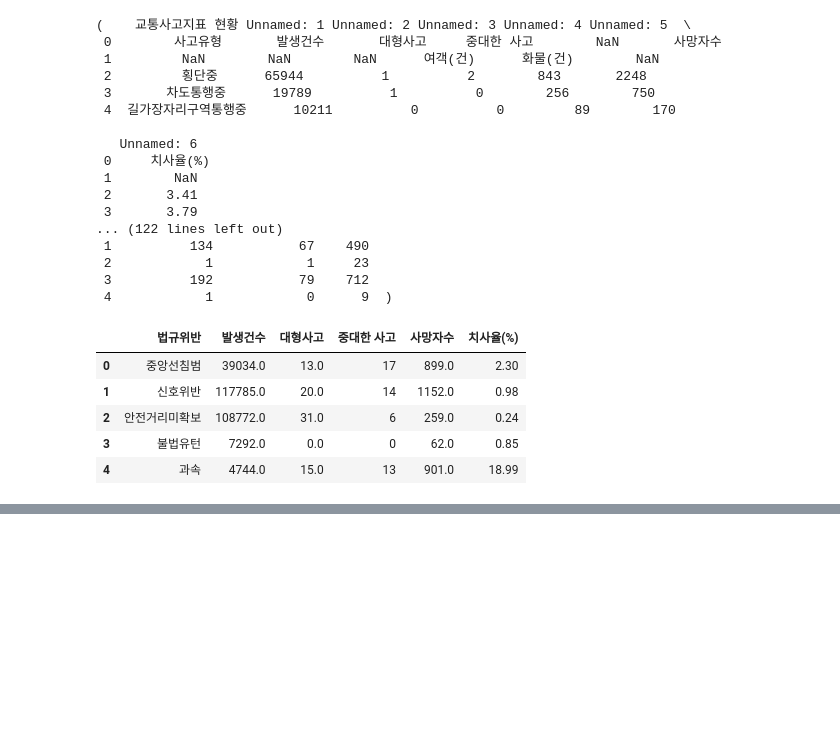
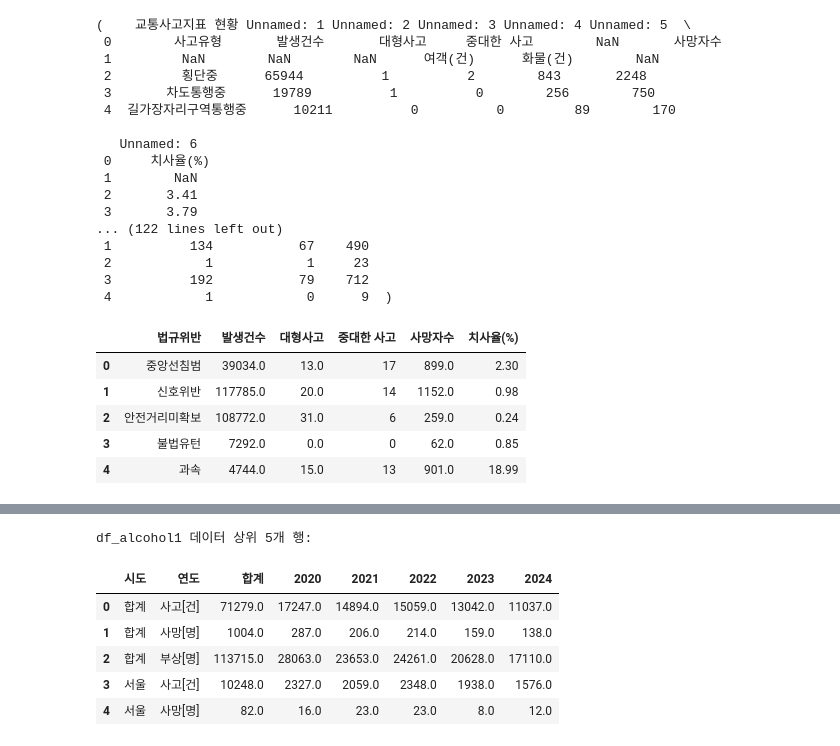
Before and after one commit to bbbbbin2/2025_BigData, a Jupyter notebook: 전처리.ipynb, the cells around one changed output, grey strips where cells are left out. Cells and saved outputs as stored; diff of their text form; code cells hidden in the pictures; blank space fills up the shorter version.

```diff
--- a/전처리.ipynb
+++ b/전처리.ipynb
@@ -298,0 +591,12 @@ df_heat = df_heat.set_index("가해운전자(1당) 연령대")
+# %%
+# df_alcohol1 데이터 전처리 시작
+print("df_alcohol1 데이터 상위 5개 행:")
+display(df_alcohol1.head())
+# %% [output]
+df_alcohol1 데이터 상위 5개 행:
+|  | 시도 | 연도 | 합계 | 2020 | 2021 | 2022 | 2023 | 2024 |
+| 0 | 합계 | 사고[건] | 71279.0 | 17247.0 | 14894.0 | 15059.0 | 13042.0 | 11037.0 |
+| 1 | 합계 | 사망[명] | 1004.0 | 287.0 | 206.0 | 214.0 | 159.0 | 138.0 |
+| 2 | 합계 | 부상[명] | 113715.0 | 28063.0 | 23653.0 | 24261.0 | 20628.0 | 17110.0 |
+| 3 | 서울 | 사고[건] | 10248.0 | 2327.0 | 2059.0 | 2348.0 | 1938.0 | 1576.0 |
+| 4 | 서울 | 사망[명] | 82.0 | 16.0 | 23.0 | 23.0 | 8.0 | 12.0 |
```
Also changed, not shown: parts of 18 cells of this notebook.
